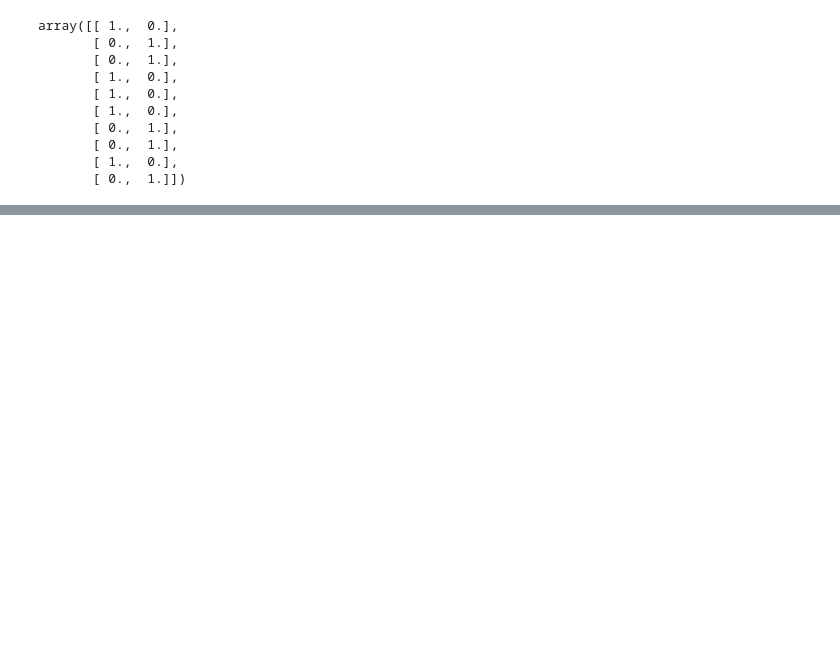
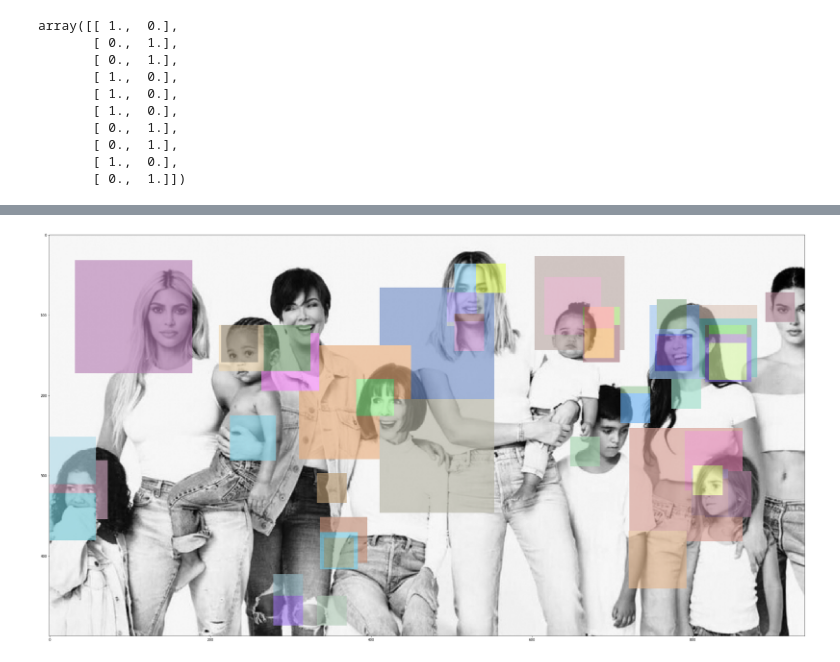
Before and after one commit to Xaxetrov/DEEP, a Jupyter notebook: Autoencoder.ipynb, the cells around one changed output, grey strips where cells are left out. Saved outputs shown, nothing was run; the diff lists cells and outputs as text; code cells hidden in the pictures; blank space fills up the shorter version.

```diff
--- a/Autoencoder.ipynb
+++ b/Autoencoder.ipynb
@@ -304,0 +324,6 @@ decoder.save('decoder.cnn')
+# %%
+p = Pyramid(model_to_save, 0.996)
+# %%
+p.test_pyramide("photo_famille2.jpg")
+# %% [output]
+[figure, added]
```
Also changed, not shown: parts of 15 cells of this notebook, 9 other files.
